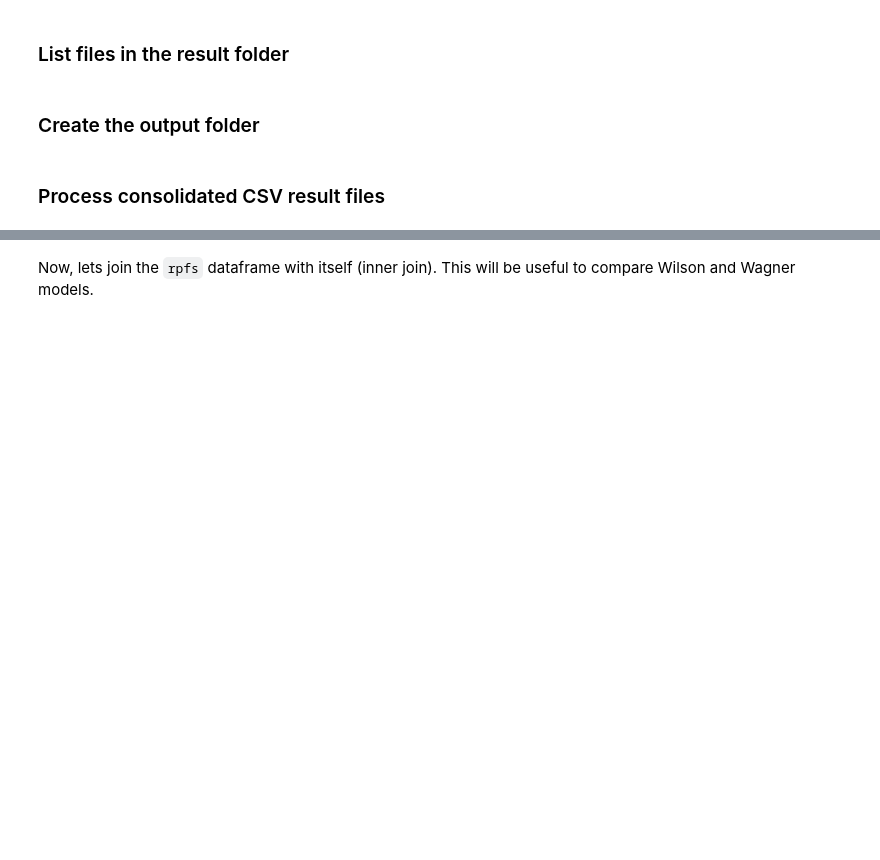
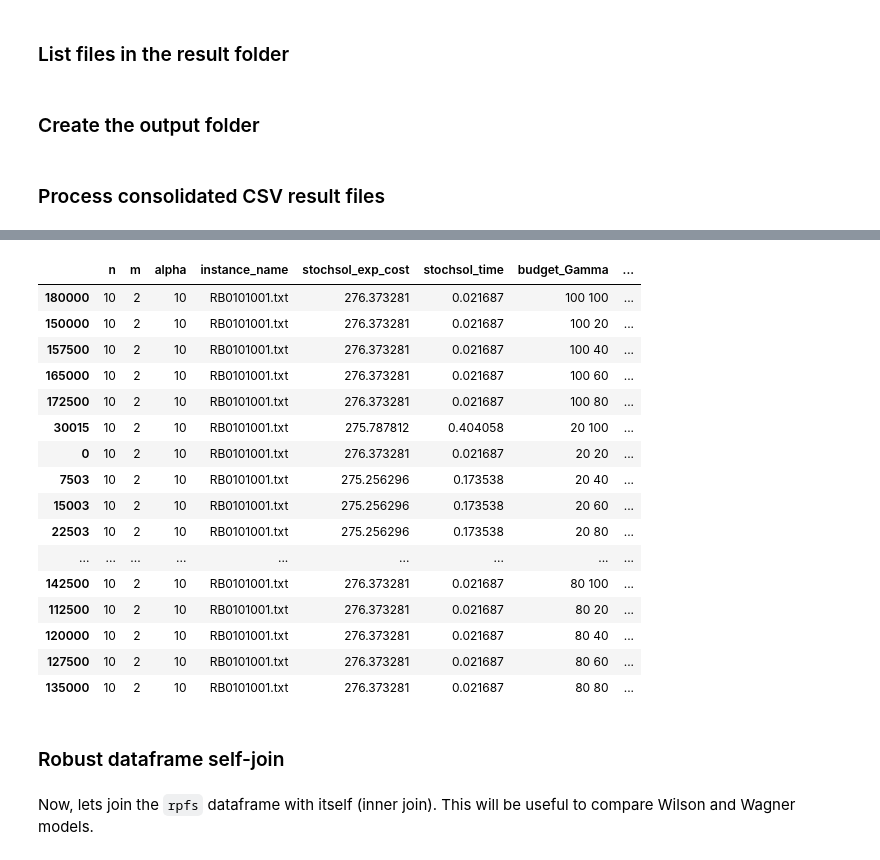
Before and after one commit to levorato/2RPFS_Cmax_Budget, a Jupyter notebook: 0.3_2RPFS_Cmax_CCG_Result_Tables_Graphs.ipynb, the cells around one changed output, grey strips where cells are left out. Cells and saved outputs as stored; diff of their text form; code cells hidden in the pictures; blank space fills up the shorter version.

```diff
--- a/0.3_2RPFS_Cmax_CCG_Result_Tables_Graphs.ipynb
+++ b/0.3_2RPFS_Cmax_CCG_Result_Tables_Graphs.ipynb
@@ -41,3 +42,4 @@ df_rpfs = pd.read_csv(rpfs_file, delimiter=';')
 df_dpfs = pd.read_csv(det_file, delimiter=';')
 df_rpfs.drop(columns=['executionId'], inplace=True)
 df_dpfs.drop(columns=['executionId'], inplace=True)
+df_stoc = pd.read_csv(stoc_file, delimiter=',')
@@ -55,0 +115,12 @@ df_dpfs.info()
+# %%
+def split_budget_gamma_column(df):
+    # new data frame with split value columns
+    new = df["budget_Gamma"].str.split(" ", n = 1, expand = True)
+    # making separate first name column from new data frame
+    df["Gamma1"]= new[0]
+    # making separate last name column from new data frame
+    df["Gamma2"]= new[1]
+    # convert Gamma columns to numeric
+    df["Gamma1"] = pd.to_numeric(df["Gamma1"], errors='coerce')
+    df["Gamma2"] = pd.to_numeric(df["Gamma2"], errors='coerce')
+    return df
@@ -56,3 +178,25 @@ df_dpfs.info()
+# %%
+df_ssgrasp_min_worstcost[(df_ssgrasp_min_worstcost['instance_name'] == 'RB0101001.txt')]
+# %% [output]
+|  | n | m | alpha | instance_name | stochsol_exp_cost | stochsol_time | budget_Gamma | ... |
+| 180000 | 10 | 2 | 10 | RB0101001.txt | 276.373281 | 0.021687 | 100 100 | ... |
+| 150000 | 10 | 2 | 10 | RB0101001.txt | 276.373281 | 0.021687 | 100 20 | ... |
+| 157500 | 10 | 2 | 10 | RB0101001.txt | 276.373281 | 0.021687 | 100 40 | ... |
+| 165000 | 10 | 2 | 10 | RB0101001.txt | 276.373281 | 0.021687 | 100 60 | ... |
+| 172500 | 10 | 2 | 10 | RB0101001.txt | 276.373281 | 0.021687 | 100 80 | ... |
+| 30015 | 10 | 2 | 10 | RB0101001.txt | 275.787812 | 0.404058 | 20 100 | ... |
+| 0 | 10 | 2 | 10 | RB0101001.txt | 276.373281 | 0.021687 | 20 20 | ... |
+| 7503 | 10 | 2 | 10 | RB0101001.txt | 275.256296 | 0.173538 | 20 40 | ... |
+| 15003 | 10 | 2 | 10 | RB0101001.txt | 275.256296 | 0.173538 | 20 60 | ... |
+| 22503 | 10 | 2 | 10 | RB0101001.txt | 275.256296 | 0.173538 | 20 80 | ... |
+| ... | ... | ... | ... | ... | ... | ... | ... | ... |
+| 142500 | 10 | 2 | 10 | RB0101001.txt | 276.373281 | 0.021687 | 80 100 | ... |
+| 112500 | 10 | 2 | 10 | RB0101001.txt | 276.373281 | 0.021687 | 80 20 | ... |
+| 120000 | 10 | 2 | 10 | RB0101001.txt | 276.373281 | 0.021687 | 80 40 | ... |
+| 127500 | 10 | 2 | 10 | RB0101001.txt | 276.373281 | 0.021687 | 80 60 | ... |
+| 135000 | 10 | 2 | 10 | RB0101001.txt | 276.373281 | 0.021687 | 80 80 | ... |
+# %% [markdown]
+### Robust dataframe self-join
 # %% [markdown]
 Now, lets join the `rpfs` dataframe with itself (inner join). This will be useful to compare Wilson and Wagner models.
 # %%
```
Also changed, not shown: parts of 24 cells of this notebook.
